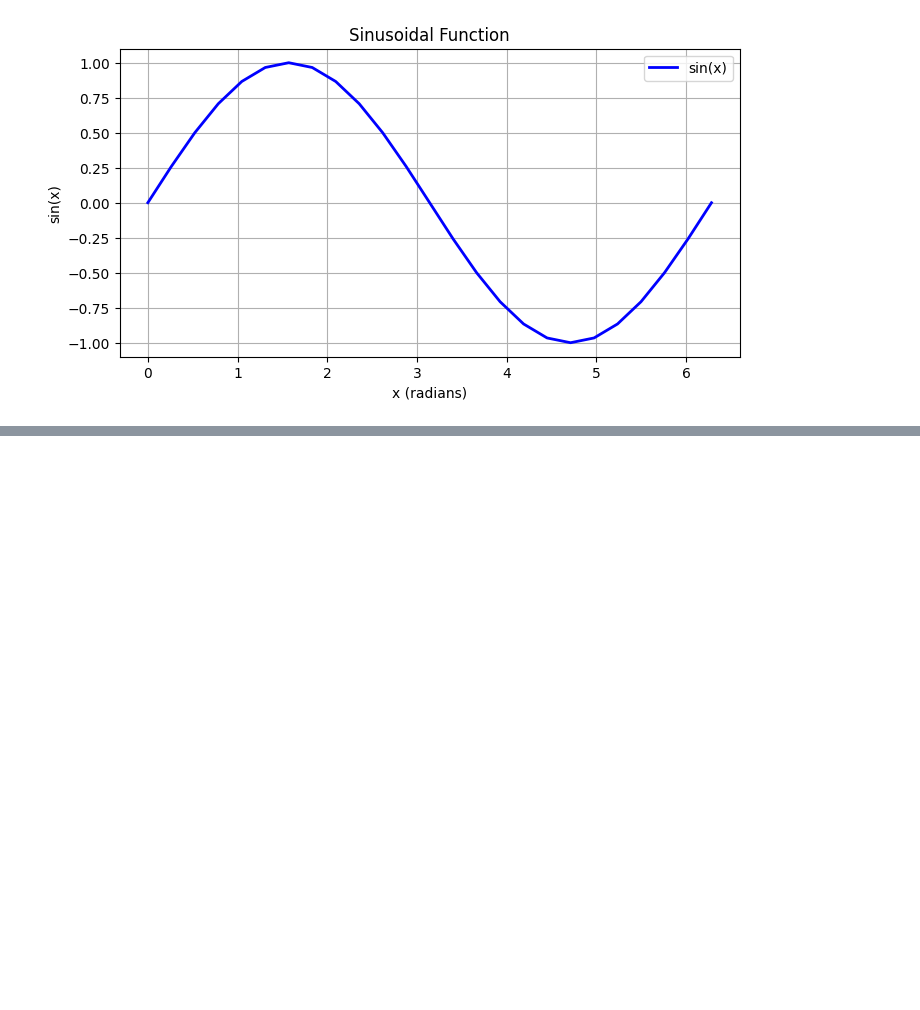
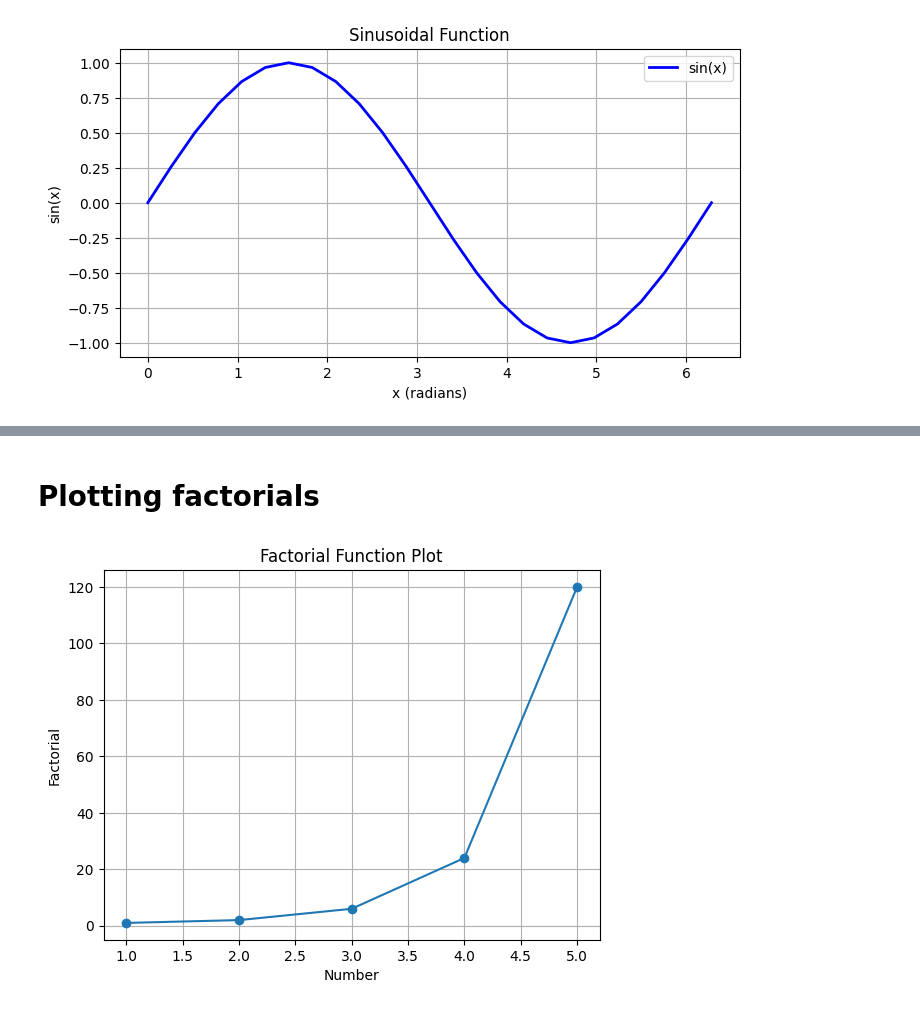
Before and after one commit to glycojones/pdbmine, a Jupyter notebook: practice.ipynb, the cells around one changed output, grey strips where cells are left out. Drawn from its saved outputs; the diff is of its cells as text; code cells hidden in the pictures; blank space fills up the shorter version.

Commit message:
Defined a factorial function and added a rough plot

```diff
--- a/practice.ipynb
+++ b/practice.ipynb
@@ -133,0 +136,10 @@ plt.show()
+# %%
+def factorial(n):
+    result = 1
+    for index in range (1, n + 1):
+        result = result * index
+        print(f"Iteration {index}: result = {result}")
+    return result
+
+factorial(5)
+factorial (6)
@@ -133,0 +159,25 @@ plt.show()
+# %% [markdown]
+# Plotting factorials
+# %%
+import matplotlib.pyplot as plt
+
+# factorial function without print
+def factorial(n):
+    result = 1
+    for index in range(1, n + 1):
+        result = result * index
+    return result
+
+# generate x (1-5) and y values (factorial)
+x_values = list(range(1,6))
+y_values = [factorial(x) for x in x_values]
+
+# plot
+plt.plot(x_values, y_values, marker= 'o')
+plt.title("Factorial Function Plot")
+plt.xlabel("Number")
+plt.ylabel("Factorial")
+plt.grid(True)
+plt.show()
+# %% [output]
+[figure, added]
```
Also changed, not shown: parts of 2 cells of this notebook.
